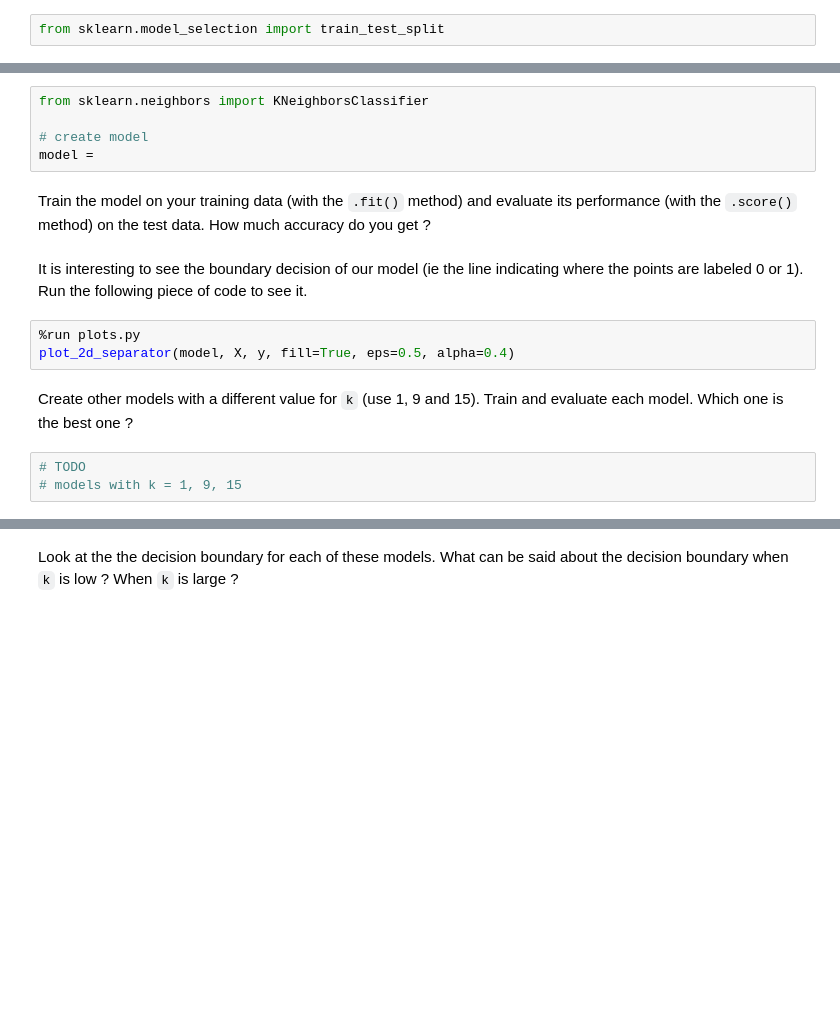
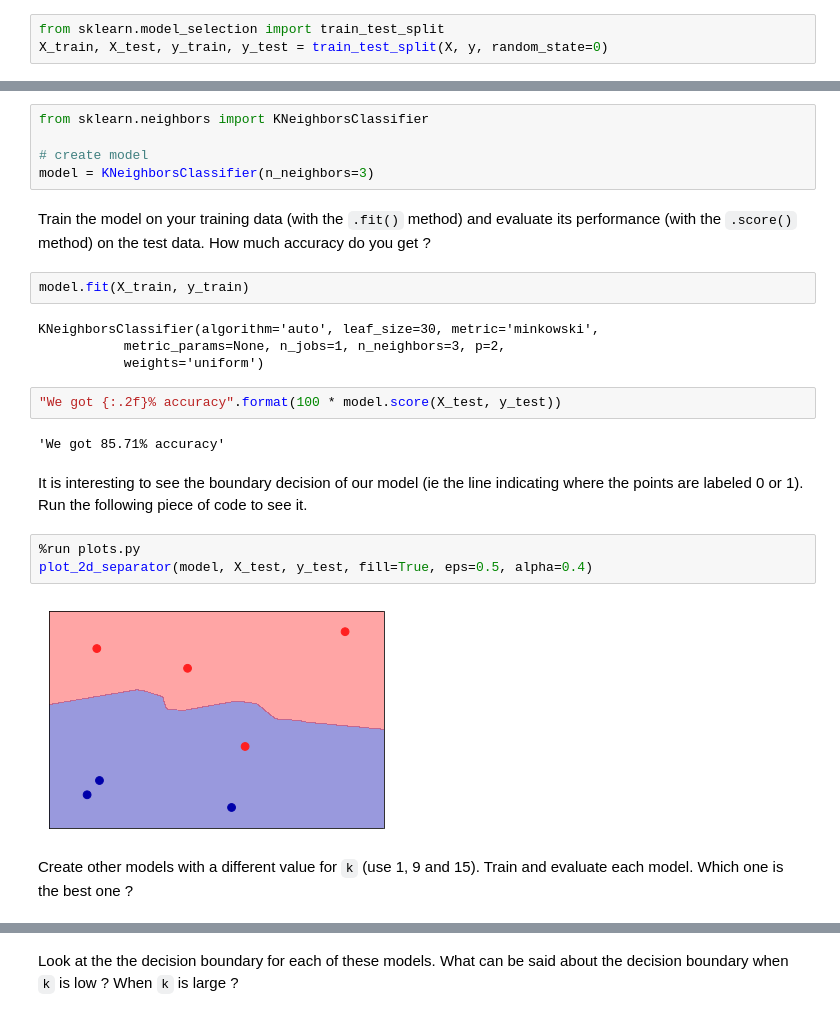
Before and after one commit to RaphaelChevasson/data-analysis, a Jupyter notebook: session-2/session-2.ipynb, the cells around one changed output, grey strips where cells are left out. Cells and saved outputs as stored; diff of their text form; blank space fills up the shorter version.

```diff
--- a/session-2/session-2.ipynb
+++ b/session-2/session-2.ipynb
@@ -133,22 +88,32 @@ As we saw in the course, the first step is to separate our dataset into a traini
 Use the parameter `random_state = 0` so the the experiments can be replicated.
 # %%
 from sklearn.model_selection import train_test_split
+X_train, X_test, y_train, y_test = train_test_split(X, y, random_state=0)
 # %% [markdown]
 Then, we can create a KNN model and specify the parameter `k`. Create a model with `k = 3`.
 # %%
 from sklearn.neighbors import KNeighborsClassifier
 
 # create model
-model =
+model = KNeighborsClassifier(n_neighbors=3)
 # %% [markdown]
 Train the model on your training data (with the `.fit()` method) and evaluate its performance (with the `.score()` method) on the test data. How much accuracy do you get ?
+# %%
+model.fit(X_train, y_train)
+# %% [output]
+KNeighborsClassifier(algorithm='auto', leaf_size=30, metric='minkowski',
+           metric_params=None, n_jobs=1, n_neighbors=3, p=2,
+           weights='uniform')
+# %%
+"We got {:.2f}% accuracy".format(100 * model.score(X_test, y_test))
+# %% [output]
+'We got 85.71% accuracy'
 # %% [markdown]
 It is interesting to see the boundary decision of our model (ie the line indicating where the points are labeled 0 or 1). Run the following piece of code to see it.
 # %%
 %run plots.py
-plot_2d_separator(model, X, y, fill=True, eps=0.5, alpha=0.4)
+plot_2d_separator(model, X_test, y_test, fill=True, eps=0.5, alpha=0.4)
+# %% [output]
+[figure, added]
 # %% [markdown]
 Create other models with a different value for `k` (use 1, 9 and 15). Train and evaluate each model. Which one is the best one ?
-# %%
-# TODO
-# models with k = 1, 9, 15
```
Also changed, not shown: parts of 27 cells of this notebook.
